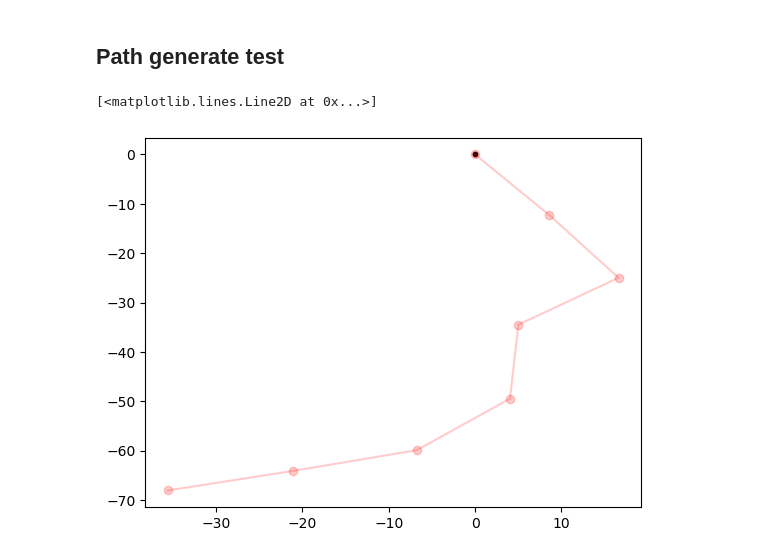
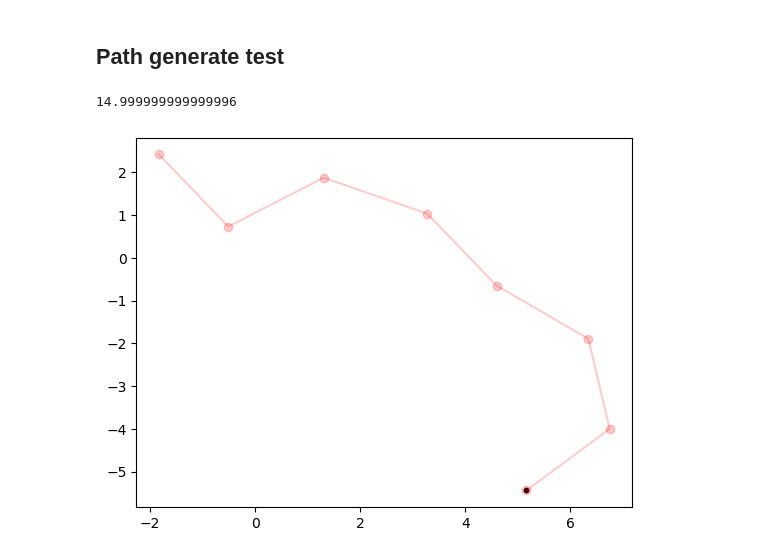
Before and after one commit to SpartanTan/RL-everything, a Jupyter notebook: torh_tutorial/rand_payh_gen.ipynb, the cells around one changed output. Saved outputs shown, nothing was run; the diff lists cells and outputs as text; code cells hidden in the pictures.

```diff
--- a/torh_tutorial/rand_payh_gen.ipynb
+++ b/torh_tutorial/rand_payh_gen.ipynb
@@ -438,13 +437,18 @@ def generate_path_colav_environment(No, Nw, Lp, mu_r, sigma_d):
     return waypoints
 
 # generate waypoints that won't go back
-def generate_waypoints(Nw, Lp):
+def generate_waypoints_not_back(Nw, Lp):
     # Generate the starting point
-    start = np.array([0, 0])
-    waypoints = [start]
+    theta_start = np.random.uniform(0, 2 * np.pi)
+    p_start = 0.5 * Lp * np.array([np.cos(theta_start), np.sin(theta_start)])
+    p_end = -p_start
+    waypoints = [p_start]
+
+    # Calculate the average segment length
+    avg_segment_length = Lp / (Nw - 1)
 
     # Generate the remaining waypoints
-    for i in range(1, Nw):
+    for i in range(1, Nw):  # Nw - 1 to leave space for the last waypoint (p_end)
         # Get the previous waypoint and the direction of the previous segment
         prev_waypoint = waypoints[-1]
         if i == 1:
@@ -462,9 +466,12 @@ def generate_waypoints(Nw, Lp):
             if np.dot(direction, prev_dir) >= 0:
                 break
 
-        # Generate a new waypoint at the desired distance and add it to the list
-        new_waypoint = prev_waypoint + Lp * direction
+        # Generate a new waypoint at the average segment length and add it to the list
+        new_waypoint = prev_waypoint + avg_segment_length * direction
         waypoints.append(new_waypoint)
+
+    # Add the end point to the list of waypoints
+    # waypoints.append(p_end)
 
     return np.array(waypoints)
 
@@ -483,33 +490,37 @@ def generate_waypoints(Nw, Lp, steps_to_allow_reverse=3):
         else:
             prev_dir = prev_waypoint - waypoints[-2]
 
         # Generate a new waypoint in the forward direction
         while True:
             # Generate a random direction vector
             direction = np.random.rand(2) - 0.5
             direction /= np.linalg.norm(direction)
 
             # Check if the new waypoint is in the forward direction or far enough away to allow reversing
             dot_product = np.dot(direction, prev_dir)
             if dot_product >= 0 or (dot_product < 0 and i >= steps_to_allow_reverse):
                 break
 
         # Generate a new waypoint at the desired distance and add it to the list
         new_waypoint = prev_waypoint + Lp * direction
         waypoints.append(new_waypoint)
 
     return np.array(waypoints)
 
 # Example usage
 No = 12
 Nw = 8
 Lp = 15
 mu_r = 0.25
 sigma_d = 0.8
 
-waypoints = generate_waypoints(Nw, Lp)
+waypoints = generate_waypoints_not_back(Nw, Lp)
 plt.scatter(waypoints[0,0], waypoints[0,1], s=10, c='k',  label="Start")
 plt.plot(waypoints[:,0], waypoints[:,1], 'r', linestyle='-', marker='o', alpha=0.2)
+
+total_distance = np.diff(waypoints, axis=0)
+total_distance = np.sum(np.linalg.norm(total_distance, axis=1))
+print(total_distance)
 # %% [output]
-[<matplotlib.lines.Line2D at 0x...>]
+14.999999999999996
-[figure, old version]
+[figure, new version]
```
Also changed, not shown: parts of 2 cells of this notebook, 1 other file.
